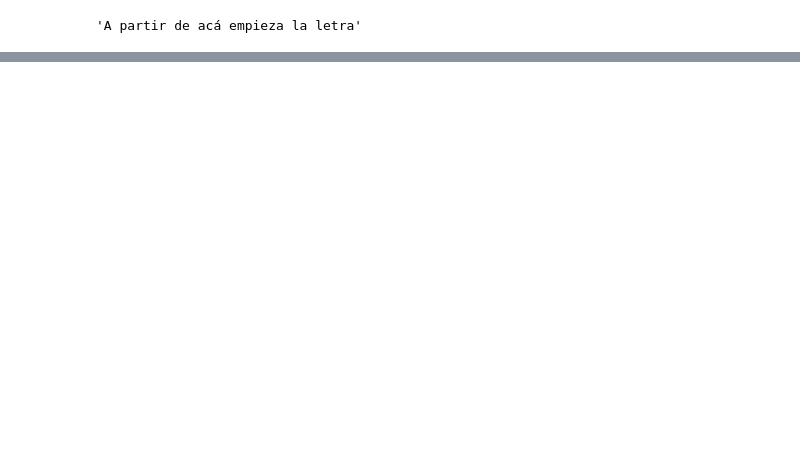
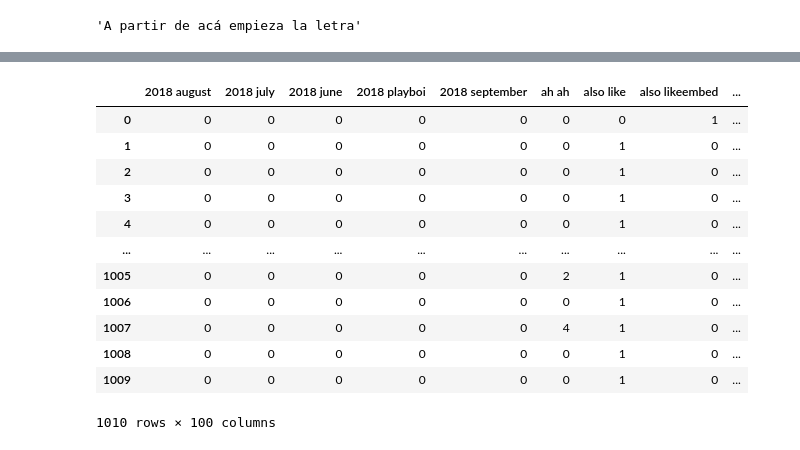
Before and after one commit to DaAnMaGi/Estudios_Henry, a Jupyter notebook: M6/Clase 08/CR08.ipynb, the cells around one changed output, grey strips where cells are left out. Saved outputs shown, nothing was run; the diff lists cells and outputs as text; code cells hidden in the pictures; blank space fills up the shorter version.

```diff
--- a/M6/Clase 08/CR08.ipynb
+++ b/M6/Clase 08/CR08.ipynb
@@ -68,0 +134,10 @@ Requirement already satisfied: tqdm in /usr/local/lib/python3.10/dist-packages (
+# %%
+#nltk.download('wordnet')
+lemmatizer = WordNetLemmatizer()
+
+#data_es = data_final[data_final['lang']=='es']
+#data_es['lyrics_token'].apply(lambda x: [lemmatize_text(a) for a in x])
+
+data['lyrics_token'] = data_final['lyrics_token'].apply(lambda x:[lemmatizer.lemmatize(a) for a in x])
+data['text_cleaned'] = data['lyrics_token'].apply(lambda x: ' '.join([a for a in x]))
+data['text_cleaned']
@@ -68,0 +157,18 @@ Requirement already satisfied: tqdm in /usr/local/lib/python3.10/dist-packages (
+# %%
+from sklearn.feature_extraction.text import CountVectorizer
+vect = CountVectorizer(max_features = 100, ngram_range=(2,2))
+pd.DataFrame(vect.fit_transform(data['text_cleaned']).toarray(), columns = vect.get_feature_names_out())
+# %% [output]
+|  | 2018 august | 2018 july | 2018 june | 2018 playboi | 2018 september | ah ah | also like | also likeembed | ... |
+| 0 | 0 | 0 | 0 | 0 | 0 | 0 | 0 | 1 | ... |
+| 1 | 0 | 0 | 0 | 0 | 0 | 0 | 1 | 0 | ... |
+| 2 | 0 | 0 | 0 | 0 | 0 | 0 | 1 | 0 | ... |
+| 3 | 0 | 0 | 0 | 0 | 0 | 0 | 1 | 0 | ... |
+| 4 | 0 | 0 | 0 | 0 | 0 | 0 | 1 | 0 | ... |
+| ... | ... | ... | ... | ... | ... | ... | ... | ... | ... |
+| 1005 | 0 | 0 | 0 | 0 | 0 | 2 | 1 | 0 | ... |
+| 1006 | 0 | 0 | 0 | 0 | 0 | 0 | 1 | 0 | ... |
+| 1007 | 0 | 0 | 0 | 0 | 0 | 4 | 1 | 0 | ... |
+| 1008 | 0 | 0 | 0 | 0 | 0 | 0 | 1 | 0 | ... |
+| 1009 | 0 | 0 | 0 | 0 | 0 | 0 | 1 | 0 | ... |
+1010 rows × 100 columns
```
Also changed, not shown: parts of 19 cells of this notebook.
